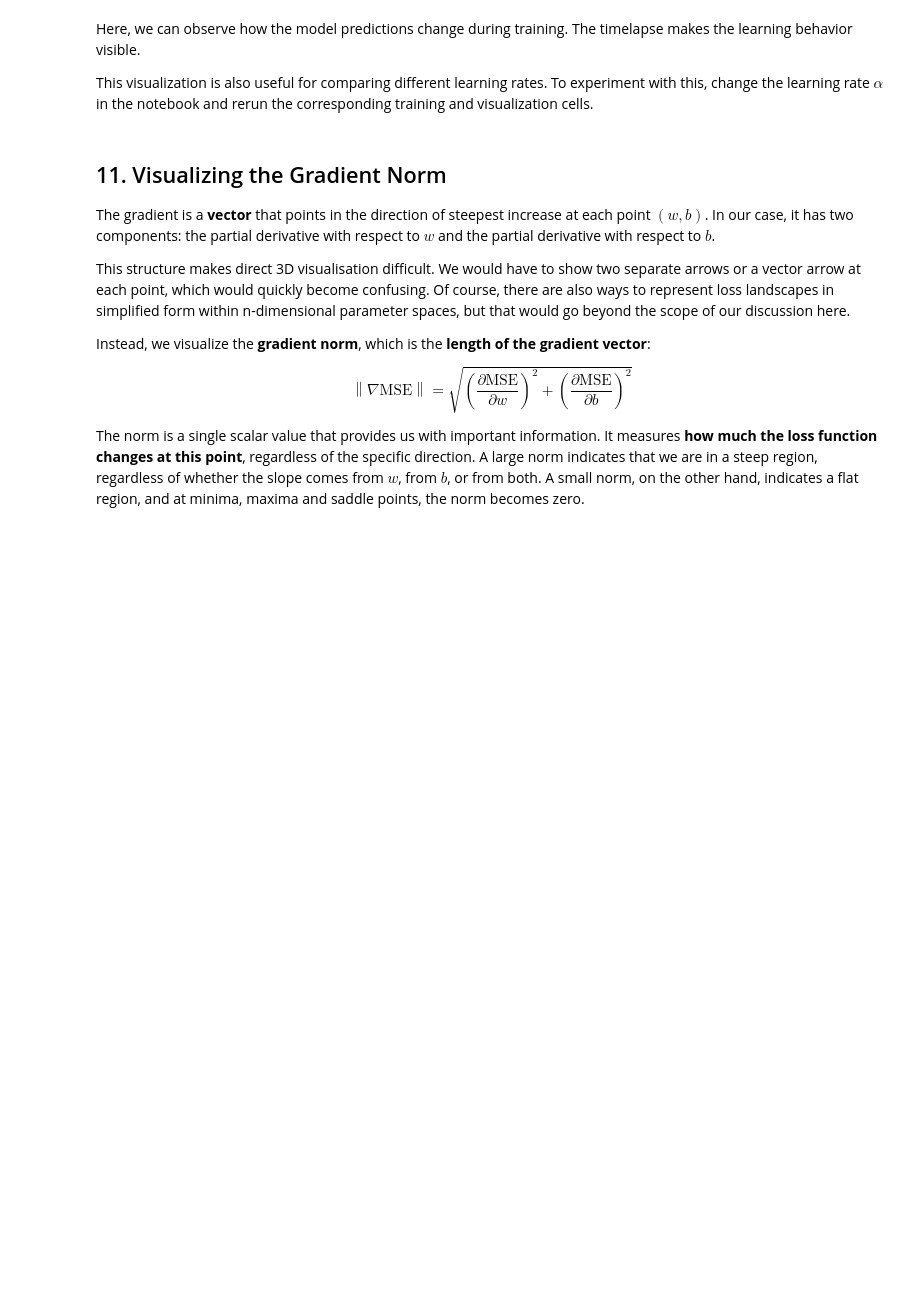
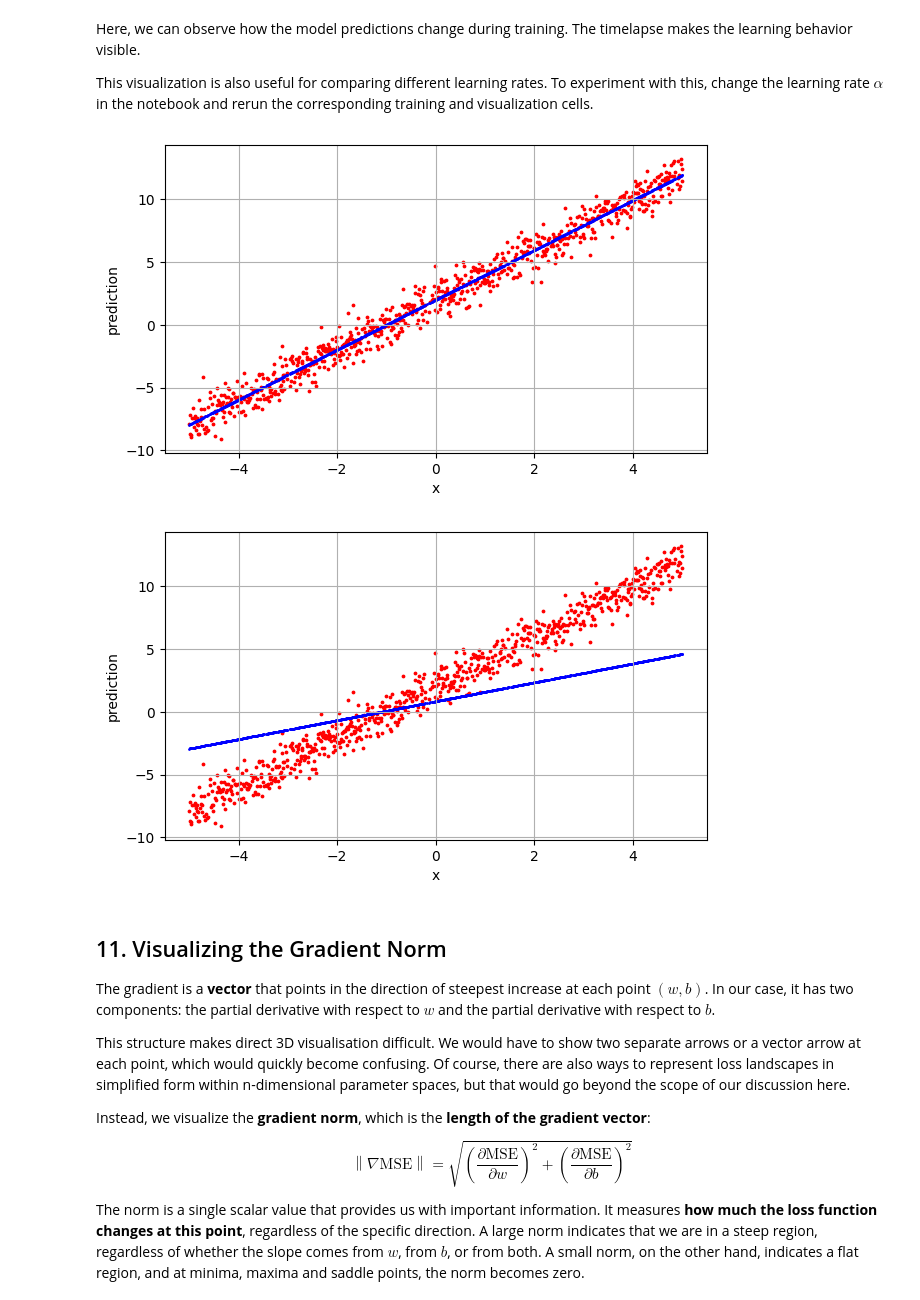
Before and after one commit to red-apple38/understanding-deep-learning, a Jupyter notebook: docs/beginner/gradient_descent/01_gd_fundamentals.ipynb, the cells around one changed output. Cells and saved outputs as stored; diff of their text form; code cells hidden in the pictures; blank space fills up the shorter version.

```diff
--- a/docs/beginner/gradient_descent/01_gd_fundamentals.ipynb
+++ b/docs/beginner/gradient_descent/01_gd_fundamentals.ipynb
@@ -701,24 +746,33 @@ Here, we can observe how the model predictions change during training. The timel
 
 This visualization is also useful for comparing different learning rates. To experiment with this, change the learning rate $\alpha$ in the notebook and rerun the corresponding training and visualization cells.
 # %%
-def timelapse(x,y,predictions,showtime=0.2):
+def timelapse(
+    x: np.ndarray,
+    y: np.ndarray,
+    predictions: list[np.ndarray],
+    showtime: float = 0.1,
+) -> None:
+  """ A timelapse of model predictions during training """
   fig, ax = plt.subplots(figsize=(7,4))
   ax.scatter(x, y, s=3, c="red", label="noise")
   ax.grid()
   ax.set_xlabel("x")
   ax.set_ylabel("prediction")
   pred_plot = ax.scatter(x, predictions[0], s=1, c="blue", label="pred")
   #ax.set_ylim(-100,100)
   handle = display(fig, display_id=True)
   for pred in predictions:
     offset = np.column_stack((x,pred))
     pred_plot.set_offsets(offset)
     fig.canvas.draw_idle()
     handle.update(fig)
     plt.pause(showtime)
 
 
-#timelapse(x_train,y_train,pred_history)
+timelapse(x_train,y_train,pred_history)
+# %% [output]
+[figure, added]
+[figure, added]
 # %% [markdown]
 ## 11. Visualizing the Gradient Norm
 
```
Also changed, not shown: parts of 13 cells of this notebook, 2 other files.
